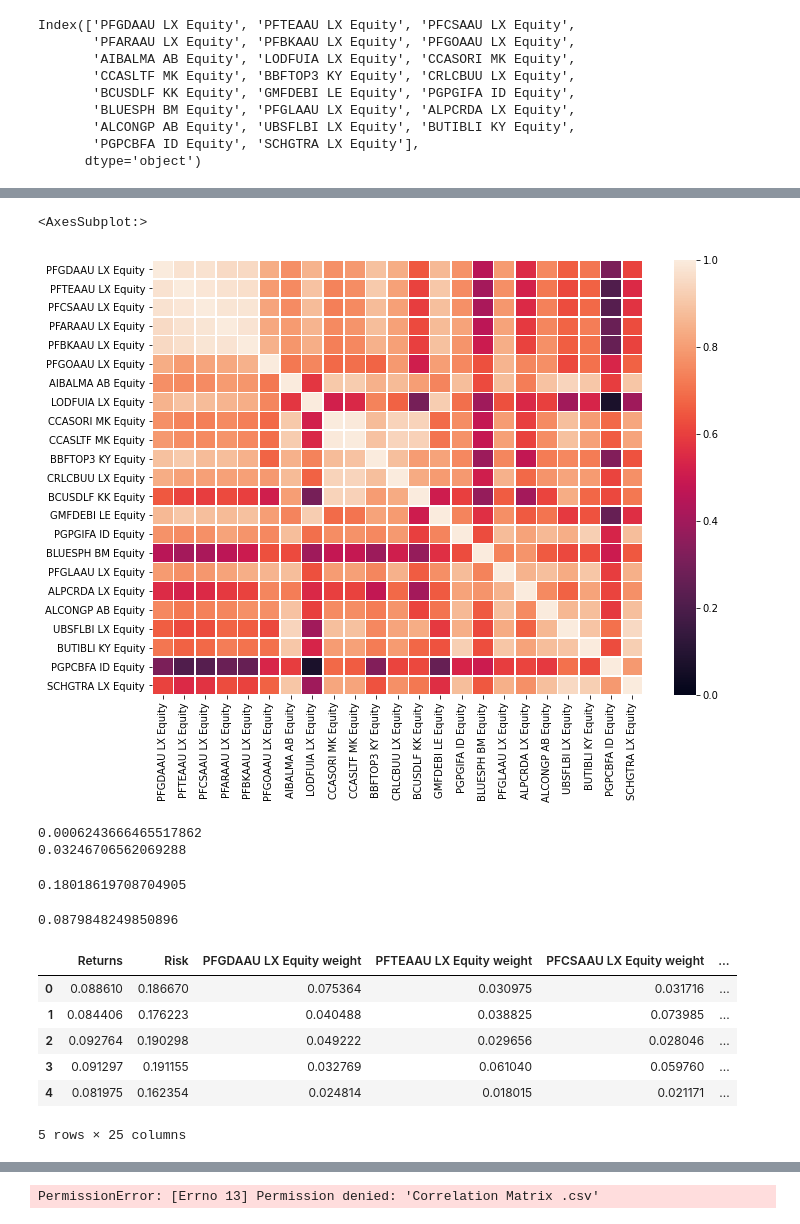
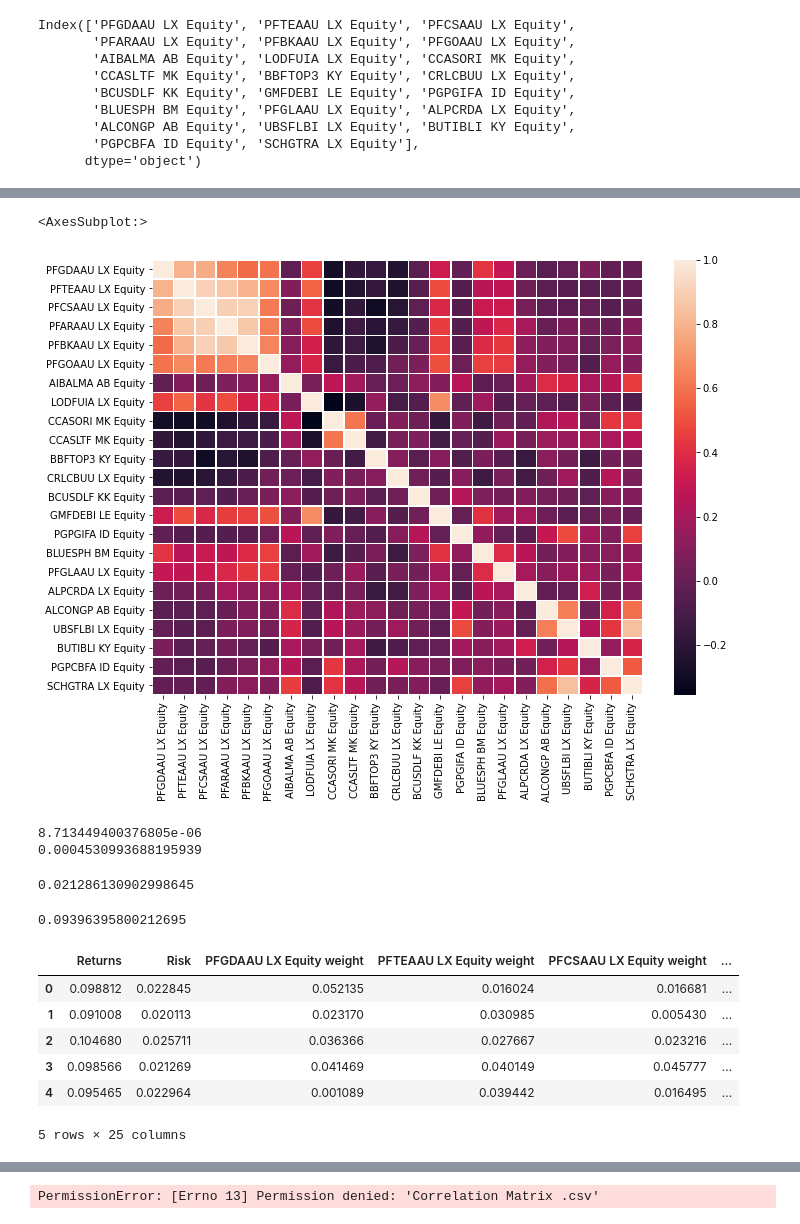
Before and after one commit to shahzebkayani/Portfolio-Optimization, a Jupyter notebook: Assesment .ipynb, the cells around one changed output, grey strips where cells are left out. Drawn from its saved outputs; the diff is of its cells as text; code cells hidden in the pictures.

```diff
--- a/Assesment .ipynb
+++ b/Assesment .ipynb
@@ -7,7 +7,7 @@ import datetime
 import matplotlib.pyplot as plt
 import seaborn as sb
 # %%
-Data = pd.read_csv('Top23.csv')
+Data = pd.read_csv('W.csv')
 Data.reset_index(drop=True, inplace=True)
 Data=pd.DataFrame(Data)
 datetime_series = pd.to_datetime(Data['Date'])
@@ -174,9 +174,9 @@ assets
 # %%
 plt.subplots(figsize=(11, 8))
-sb.heatmap(Ret_Corr,vmin=0, vmax=1, linewidths=.5, )
+sb.heatmap(Ret_Corr, linewidths=.5, )
 # %% [output]
 <AxesSubplot:>
-[figure, old version]
+[figure, new version]
 # %%
 w = [0.043]*23
 #w = {'PFGDAAU LX Equity':0.043, 'PFTEAAU LX Equity':0.043, 'PFCSAAU LX Equity':0.043, 'PFARAAU LX Equity':0.043, 'PFBKAAU LX Equity':0.043, 'PFGOAAU LX Equity':0.043, 'AIBALMA AB Equity':0.043, 'LODFUIA LX Equity':0.043, 'CCASORI MK Equity':0.043, 'CCASLTF MK Equity':0.043, 'BBFTOP3 KY Equity':0.043, 'CRLCBUU LX Equity':0.043, 'BCUSDLF KK Equity':0.043, 'GMFDEBI LE Equity':0.043,'PGPGIFA ID Equity':0.043, 'BLUESPH BM Equity':0.043, 'PFGLAAU LX Equity':0.043, 'ALPCRDA LX Equity':0.043, 'ALCONGP AB Equity':0.043, 'UBSFLBI LX Equity':0.043, 'BUTIBLI KY Equity':0.043, 'PGPCBFA ID Equity':0.043, 'SCHGTRA LX Equity':0.043}
@@ -185,18 +185,18 @@ Ann_port_std = (port_var*52)**(0.5)
 print (port_var)
 print (port_var*52)
 # %% [output]
-0.0006243666465517862
-0.03246706562069288
+8.713449400376805e-06
+0.0004530993688195939
 # %%
 Ann_port_std
 # %% [output]
-0.18018619708704905
+0.021286130902998645
 # %%
 w = [0.043]*23
 port_er = (w*Ann_Ret).sum()
 port_er
 # %% [output]
-0.0879848249850896
+0.09396395800212695
 # %%
 p_ret = [] # Define an empty array for portfolio returns
 p_vol = [] # Define an empty array for portfolio volatility
@@ -224,11 +224,11 @@ portfolios = pd.DataFrame(data)
 portfolios.head() # Dataframe of the 10000 portfolios created
 # %% [output]
 |  | Returns | Risk | PFGDAAU LX Equity weight | PFTEAAU LX Equity weight | PFCSAAU LX Equity weight | ... |
-| 0 | 0.088610 | 0.186670 | 0.075364 | 0.030975 | 0.031716 | ... |
-| 1 | 0.084406 | 0.176223 | 0.040488 | 0.038825 | 0.073985 | ... |
-| 2 | 0.092764 | 0.190298 | 0.049222 | 0.029656 | 0.028046 | ... |
-| 3 | 0.091297 | 0.191155 | 0.032769 | 0.061040 | 0.059760 | ... |
-| 4 | 0.081975 | 0.162354 | 0.024814 | 0.018015 | 0.021171 | ... |
+| 0 | 0.098812 | 0.022845 | 0.052135 | 0.016024 | 0.016681 | ... |
+| 1 | 0.091008 | 0.020113 | 0.023170 | 0.030985 | 0.005430 | ... |
+| 2 | 0.104680 | 0.025711 | 0.036366 | 0.027667 | 0.023216 | ... |
+| 3 | 0.098566 | 0.021269 | 0.041469 | 0.040149 | 0.045777 | ... |
+| 4 | 0.095465 | 0.022964 | 0.001089 | 0.039442 | 0.016495 | ... |
 5 rows × 25 columns
 # %%
 portfolios.plot.scatter(x='Risk', y='Returns', marker='o', s=10, alpha=0.3, grid=True, figsize=[5,5])
```
Also changed, not shown: parts of 13 cells of this notebook.
